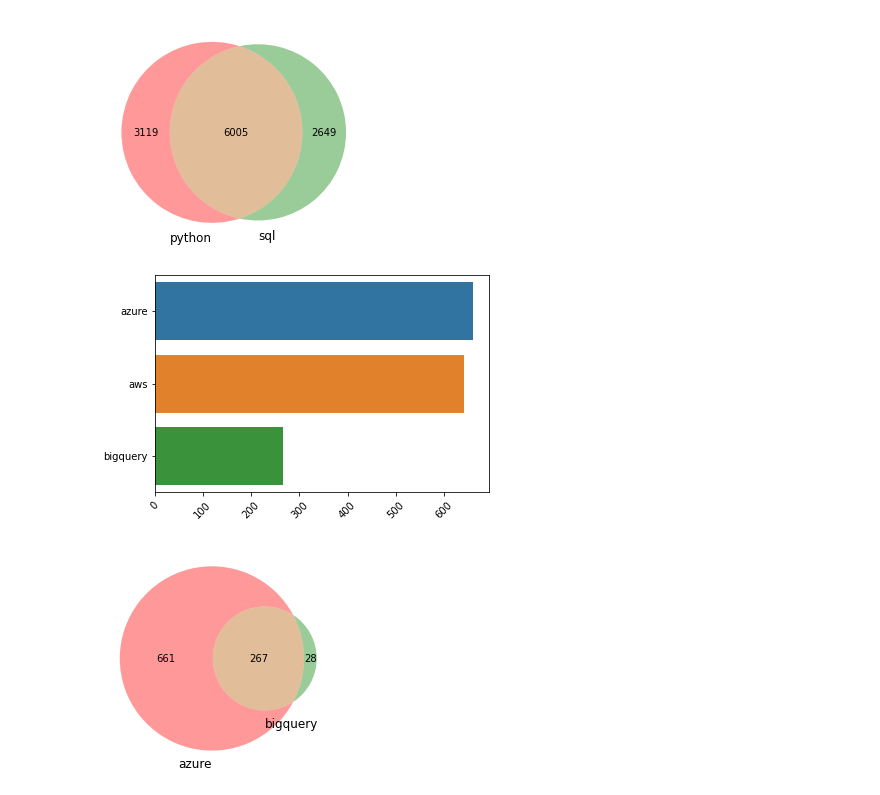
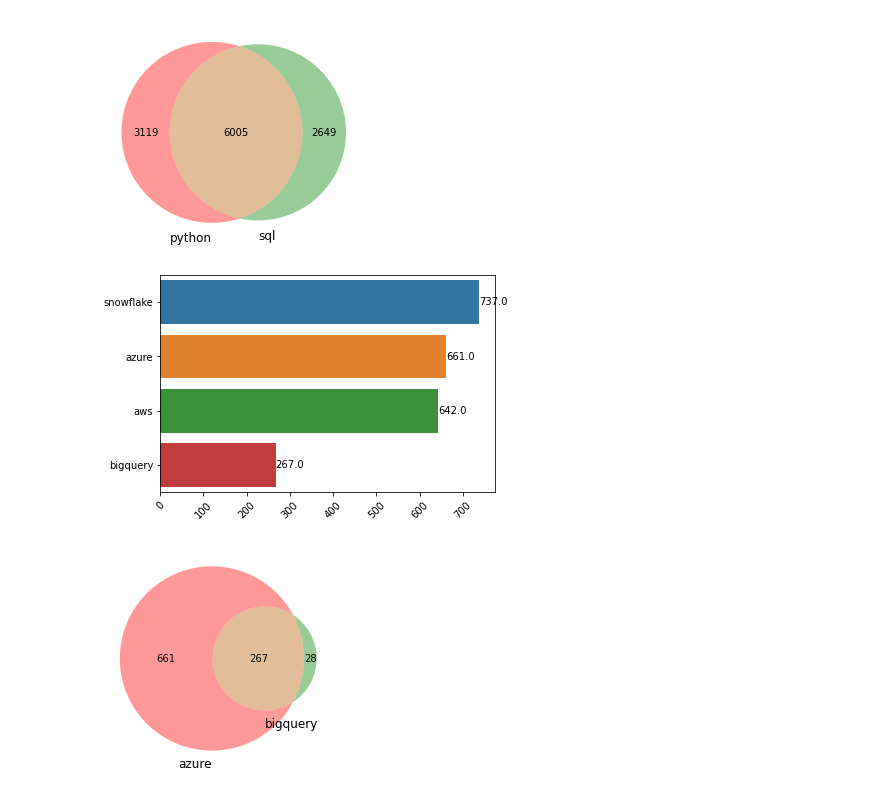
Before and after one commit to F-said/cert-quick-picks, a Jupyter notebook: mvp/eda.ipynb, the cells around one changed output. Cells and saved outputs as stored; diff of their text form; code cells hidden in the pictures.

```diff
--- a/mvp/eda.ipynb
+++ b/mvp/eda.ipynb
@@ -173,15 +219,16 @@ plt.show()
 # %%
 # compare cloud compute
 
-cloud = ["azure", "aws", "bigquery"]
+cloud = ["azure", "aws", "bigquery", "snowflake"]
 
 cloud_cert = skills[cloud].sum().sort_values(ascending=False)
 
-sns.barplot(x = cloud_cert.values, y = cloud_cert.index)
+ax = sns.barplot(x = cloud_cert.values, y = cloud_cert.index)
+ax.bar_label(ax.containers[0], fmt='%.1f')
 plt.xticks(rotation=45)
-plt.show()
+plt.savefig("../resources/images/cloud.png")
 # %% [output]
-[figure, old version]
+[figure, new version]
 # %%
 # ven diagrams
 
```
Also changed, not shown: parts of 31 cells of this notebook, 25 other files.
